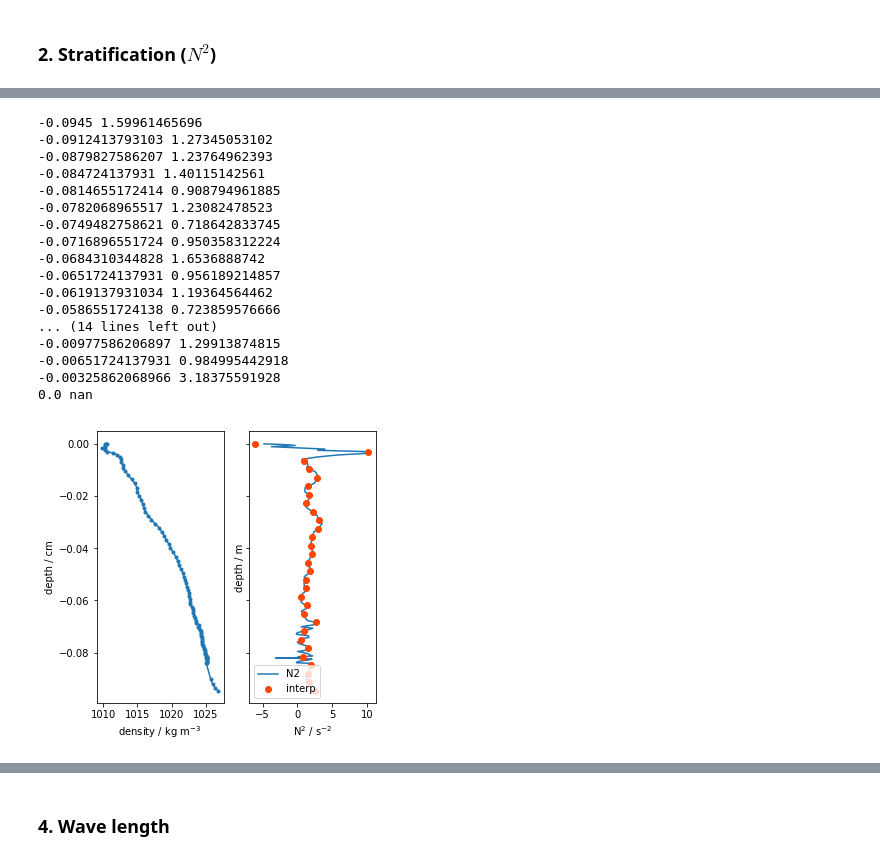
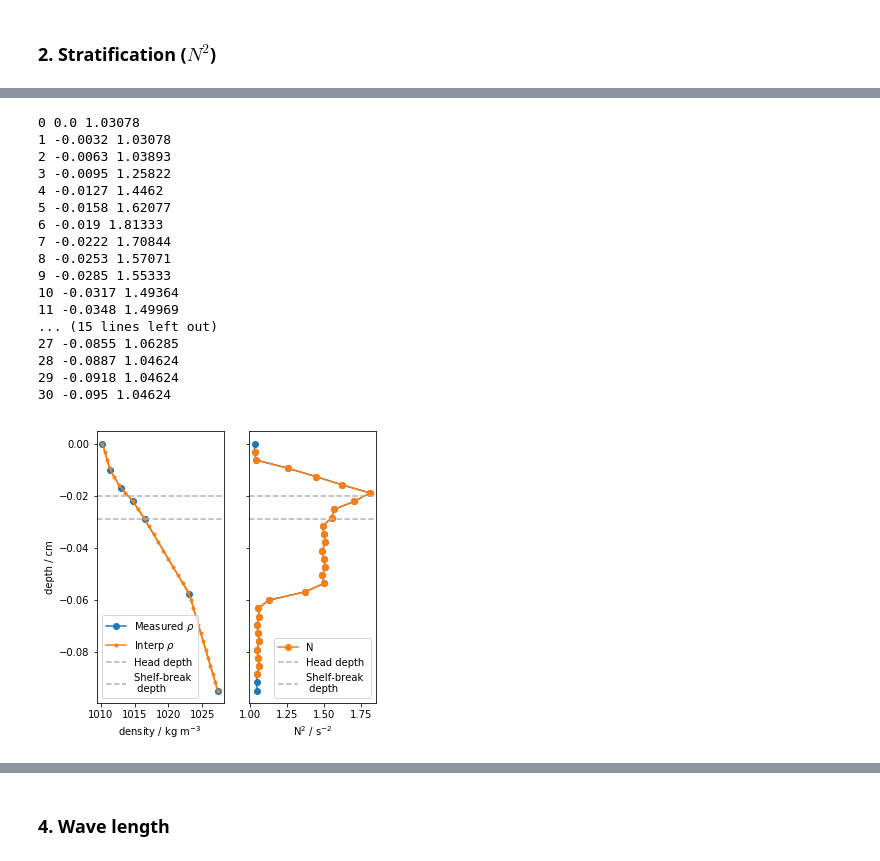
Before and after one commit to UBC-MOAD/MultipleCanyons, a Jupyter notebook: CTWs/notebooks/prepareInput.ipynb, the cells around one changed output, grey strips where cells are left out. Drawn from its saved outputs; the diff is of its cells as text; code cells hidden in the pictures.

```diff
--- a/CTWs/notebooks/prepareInput.ipynb
+++ b/CTWs/notebooks/prepareInput.ipynb
@@ -146,49 +155,62 @@ Text(0,0.5,'depth / m')
 # %%
 RhoRef = 999.750 # density bucket 2, fresh water
-Rho = dens_probe*1000
-dep = d_probe/100
-dz = dep[1:]-dep[:-1]
-
-N2 = calc_N2_lab(RhoRef,Rho[:-1],dz)
+Rho = density1*1000
+dep = -depths/100
 # %%
 # Vertical levels for input and interpolation. Model requires a surface value for N^2.
-nlevs = 30
-z_interp = np.linspace(np.round(np.min(dep),4),0, nlevs)
+nlevs = 31
+z_interp = np.round(np.linspace(np.min(dep),0, nlevs),4)
 z_increment = np.mean(np.abs(z_interp[1:]-z_interp[:-1]))
 
-f_int = interpolate.interp1d(dep[1:-2], N2, fill_value='extrapolate')
-N2_interp = np.round(f_int(z_interp),12)
+f_int_dens = interpolate.interp1d(dep, Rho, fill_value='extrapolate')
+dens_interp = np.round(f_int_dens(z_interp),12)
+
+N2 = calc_N2_lab(RhoRef,dens_interp[1:],z_interp[1:]-z_interp[:-1])
 # %%
 fig, ax = plt.subplots(1,2,figsize=(5,5), sharey=True)
 
-ax[0].plot(Rho, dep, '.-')
+ax[0].plot(Rho, dep, 'o-', label=r'Measured $\rho$')
+ax[0].plot(dens_interp, z_interp, '.-',label=r'Interp $\rho$')
+
 ax[0].set_xlabel('density / kg m$^{-3}$')
 ax[0].set_ylabel('depth / cm')
+ax[0].axhline(-0.029, color='0.7', linestyle='--', label='Head depth')
+ax[0].axhline(-0.020, color='0.7', linestyle='--', label='Shelf-break \n depth')
 
-ax[1].plot(N2, dep[1:-2], label='N2')
-ax[1].plot(N2_interp, z_interp,'o',color='orangered', label='interp')
+buoyancy_freq2 = np.zeros_like(z_interp)
+buoyancy_freq2[0] = N2[0]
+buoyancy_freq2[1] = N2[0]
+buoyancy_freq2[2:-1] = N2[:]
+buoyancy_freq2[-1] = N2[-1]
+
+ax[1].plot(np.sqrt(buoyancy_freq2), z_interp,'o-')
+ax[1].plot(np.sqrt(N2), z_interp[2:-1],'o-', label='N')
+ax[1].axhline(-0.029, color='0.7', linestyle='--', label='Head depth')
+ax[1].axhline(-0.02, color='0.7', linestyle='--', label='Shelf-break \n depth')
 
 ax[1].set_xlabel('N$^2$ / s$^{-2}$')
-ax[1].set_ylabel('depth / m')
 ax[1].legend(loc=0)
-for zz, NN in zip(z_interp, N2_interp):
-    print(zz,np.sqrt(NN))
+ax[0].legend(loc=0)
+
+
+for ii, zz, NN in zip(range(len(buoyancy_freq2)),z_interp[::-1], buoyancy_freq2[::-1]):
+    print(ii,zz,np.round(np.sqrt(NN),5))
 # %% [output]
--0.0945 1.59961465696
--0.0912413793103 1.27345053102
--0.0879827586207 1.23764962393
--0.084724137931 1.40115142561
--0.0814655172414 0.908794961885
--0.0782068965517 1.23082478523
--0.0749482758621 0.718642833745
--0.0716896551724 0.950358312224
--0.0684310344828 1.6536888742
--0.0651724137931 0.956189214857
--0.0619137931034 1.19364564462
--0.0586551724138 0.723859576666
-... (14 lines left out)
--0.00977586206897 1.29913874815
--0.00651724137931 0.984995442918
--0.00325862068966 3.18375591928
-0.0 nan
+0 0.0 1.03078
+1 -0.0032 1.03078
+2 -0.0063 1.03893
+3 -0.0095 1.25822
+4 -0.0127 1.4462
+5 -0.0158 1.62077
+6 -0.019 1.81333
+7 -0.0222 1.70844
+8 -0.0253 1.57071
+9 -0.0285 1.55333
+10 -0.0317 1.49364
+11 -0.0348 1.49969
+... (15 lines left out)
+27 -0.0855 1.06285
+28 -0.0887 1.04624
+29 -0.0918 1.04624
+30 -0.095 1.04624
-[figure, old version]
+[figure, new version]
```
Also changed, not shown: parts of 19 cells of this notebook, 4 other files.
